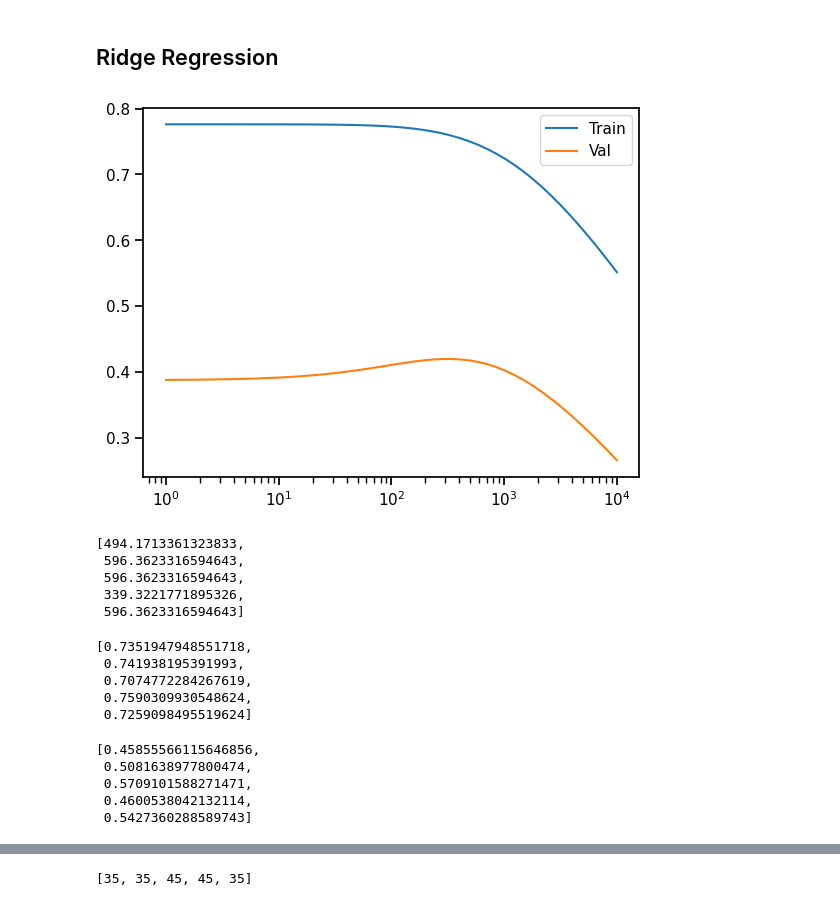
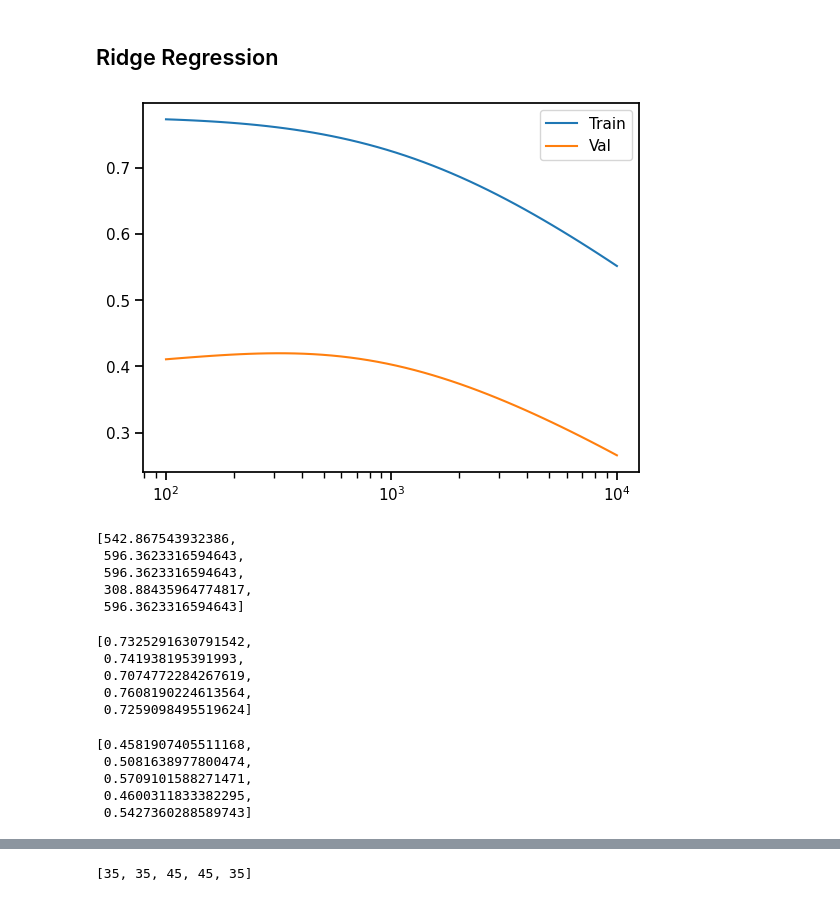
Before and after one commit to nereaiscamu/CL_UpperLimb_Control, a Jupyter notebook: Baseline_Decoders.ipynb, the cells around one changed output, grey strips where cells are left out. Cells and saved outputs as stored; diff of their text form; code cells hidden in the pictures.

```diff
--- a/Baseline_Decoders.ipynb
+++ b/Baseline_Decoders.ipynb
@@ -261,0 +277,9 @@ tidy_df.head()
+# %%
+a = pd.concat([tidy_df.both_rates[:1], tidy_df.both_rates[:-1]]).reset_index().drop(columns = 'index')
+# %%
+b = pd.concat([tidy_df.both_rates[:1],tidy_df.both_rates[:1],  tidy_df.both_rates[:-2]]).reset_index().drop(columns = 'index')
+c = pd.concat([tidy_df.both_rates[:1],tidy_df.both_rates[:1],tidy_df.both_rates[:1],  tidy_df.both_rates[:-3]]).reset_index().drop(columns = 'index')
+d = pd.concat([tidy_df.both_rates[:1],tidy_df.both_rates[:1], tidy_df.both_rates[:1],tidy_df.both_rates[:1], tidy_df.both_rates[:-4]]).reset_index().drop(columns = 'index')
+e = pd.concat([tidy_df.both_rates[:1],tidy_df.both_rates[:1], tidy_df.both_rates[:1],tidy_df.both_rates[:1], tidy_df.both_rates[:1], tidy_df.both_rates[:-5]]).reset_index().drop(columns = 'index')
+# %%
+tidy_df.both_rates_augmented = pd.concat([tidy_df.both_rates, a,b,c,d,e], axis = 1)
@@ -261,0 +297,2 @@ tidy_df.head()
+# %%
+tidy_df.both_rates_augmented = tidy_df.both_rates_augmented.apply(lambda row: ', '.join(map(str, row)), axis=1)
@@ -357,7 +396,7 @@ num_folds = 5
 dim_reduce = False
 num_dim = 10
 
-alphas = np.logspace(0, 4, 50)
+alphas = np.logspace(2, 4, 50)
 
 test_score = []
 train_score = []
@@ -375,57 +414,57 @@ for i in range(num_folds):
 
             PCA_model = PCA(num_dim).fit(X_train['fold'+str(i)])
             X_train_ = PCA_model.transform(X_train['fold'+str(i)])
             X_val_ = PCA_model.transform(X_val['fold'+str(i)])
             X_test_ = PCA_model.transform(X_test['fold'+str(i)])
         else:
             X_train_ = X_train['fold'+str(i)]
             X_val_ = X_val['fold'+str(i)]
             X_test_ = X_test['fold'+str(i)]
 
         model = Ridge(alpha = a, fit_intercept=True)
         model.fit(X_train_, y_train['fold'+str(i)])
         score = model.score(X_val_, y_val['fold'+str(i)])
         train_score_a.append(model.score(X_train_, y_train['fold'+str(i)]))
         val_score_a.append(score)
 
         # Check if current model has better validation score than previous best
         if score > best_score:
             best_score = score
             best_model = model
     if i == 3:
         plt.plot(alphas, train_score_a, label = 'Train')
         plt.plot(alphas, val_score_a, label = 'Val')
         plt.xscale('log')
         plt.legend()
 
     best_a.append(alphas[np.argmax(val_score_a)])
     test_score.append(best_model.score(X_test_, y_test['fold'+str(i)]))
     train_score.append(best_model.score(X_train_, y_train['fold'+str(i)]))
 # %% [output]
-[figure, old version]
+[figure, new version]
 # %%
 best_a
 # %% [output]
-[494.1713361323833,
+[542.867543932386,
  596.3623316594643,
  596.3623316594643,
- 339.3221771895326,
+ 308.88435964774817,
  596.3623316594643]
 # %%
 train_score
 # %% [output]
-[0.7351947948551718,
+[0.7325291630791542,
  0.741938195391993,
  0.7074772284267619,
- 0.7590309930548624,
+ 0.7608190224613564,
  0.7259098495519624]
 # %%
 test_score
 # %% [output]
-[0.45855566115646856,
+[0.4581907405511168,
  0.5081638977800474,
  0.5709101588271471,
- 0.4600538042132114,
+ 0.4600311833382295,
  0.5427360288589743]
 # %%
 from itertools import product
```
Also changed, not shown: parts of 23 cells of this notebook, 13 other files.
